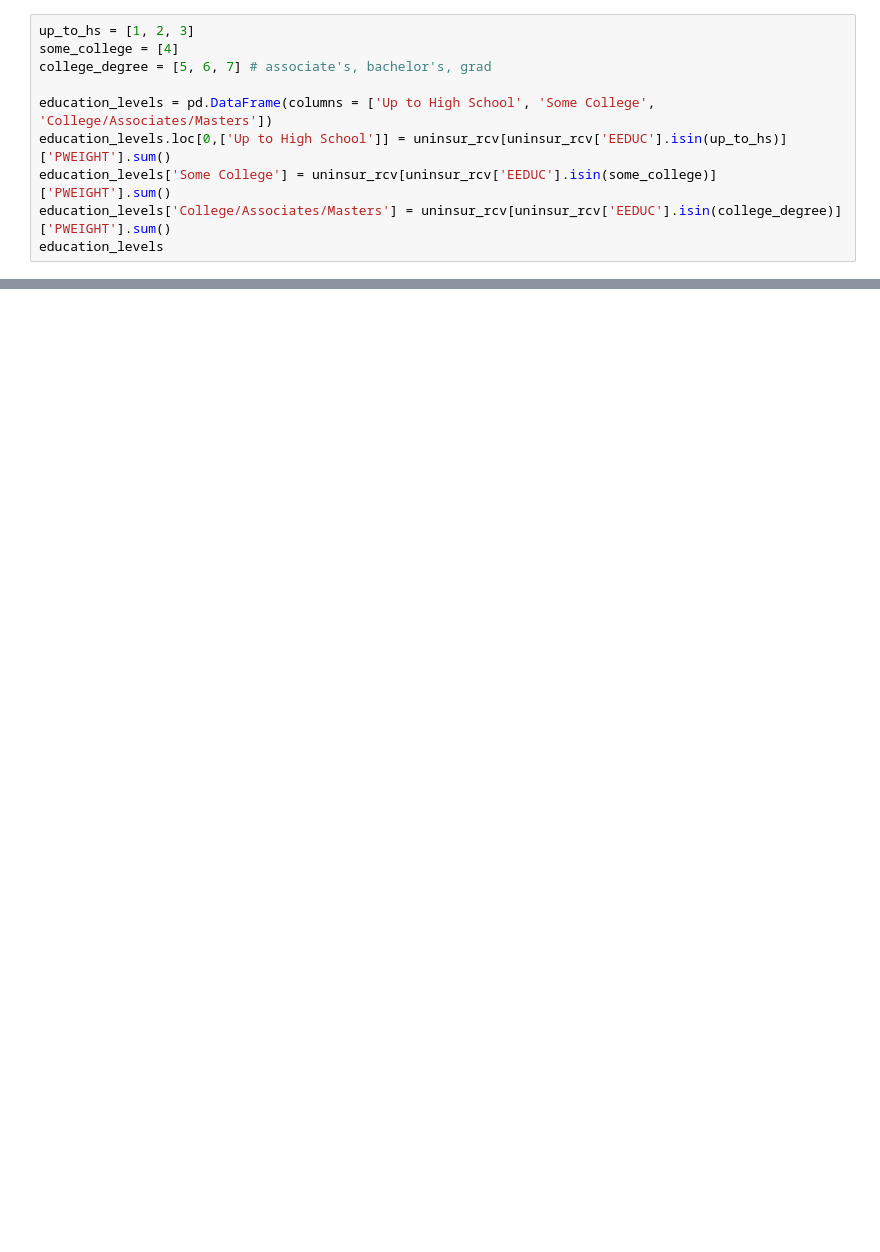
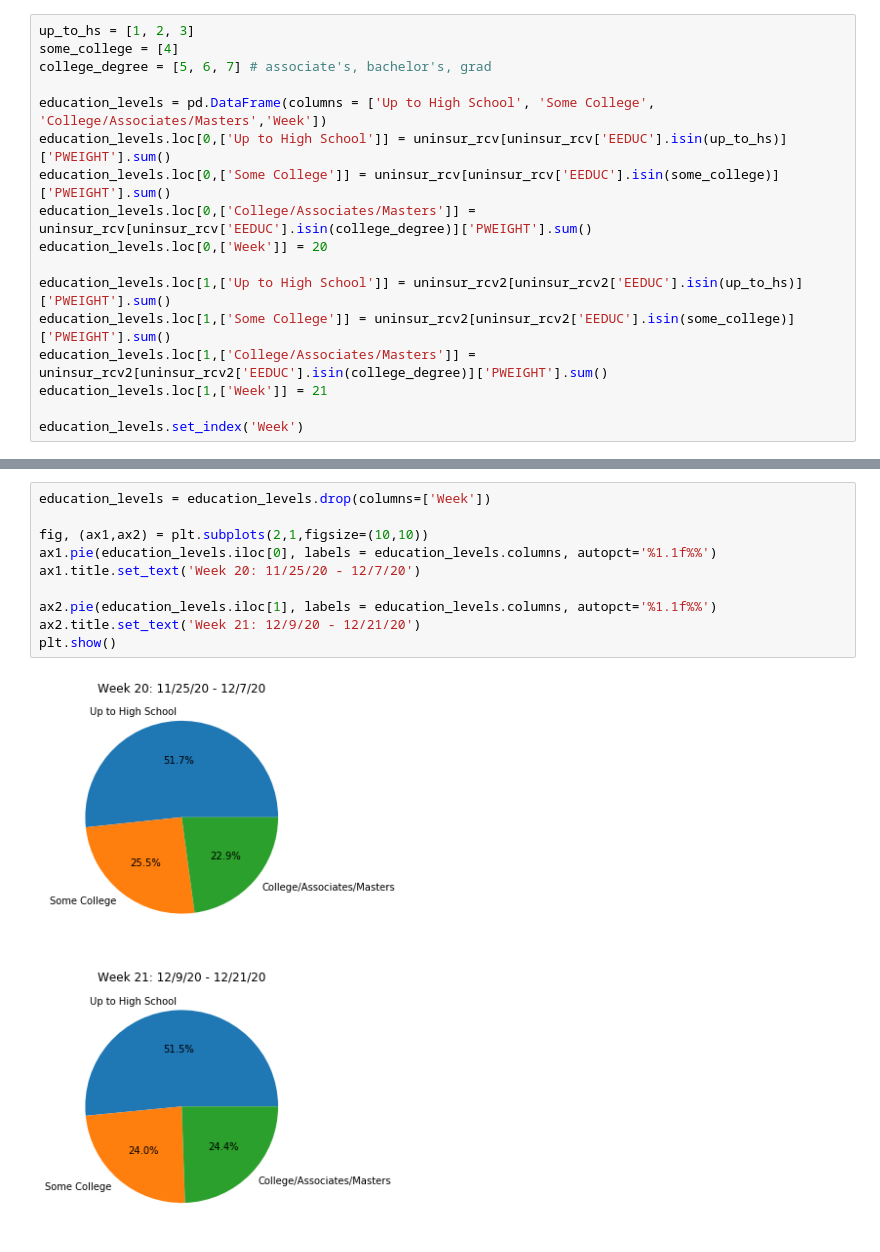
Before and after one commit to rebdorn/Covid_Impact, a Jupyter notebook: generate_estimates.ipynb, the cells around one changed output, grey strips where cells are left out. Drawn from its saved outputs; the diff is of its cells as text; blank space fills up the shorter version.

```diff
--- a/generate_estimates.ipynb
+++ b/generate_estimates.ipynb
@@ -31,8 +101,15 @@ up_to_hs = [1, 2, 3]
 some_college = [4]
 college_degree = [5, 6, 7] # associate's, bachelor's, grad
 
-education_levels = pd.DataFrame(columns = ['Up to High School', 'Some College', 'College/Associates/Masters'])
+education_levels = pd.DataFrame(columns = ['Up to High School', 'Some College', 'College/Associates/Masters','Week'])
 education_levels.loc[0,['Up to High School']] = uninsur_rcv[uninsur_rcv['EEDUC'].isin(up_to_hs)]['PWEIGHT'].sum()
-education_levels['Some College'] = uninsur_rcv[uninsur_rcv['EEDUC'].isin(some_college)]['PWEIGHT'].sum()
-education_levels['College/Associates/Masters'] = uninsur_rcv[uninsur_rcv['EEDUC'].isin(college_degree)]['PWEIGHT'].sum()
-education_levels
+education_levels.loc[0,['Some College']] = uninsur_rcv[uninsur_rcv['EEDUC'].isin(some_college)]['PWEIGHT'].sum()
+education_levels.loc[0,['College/Associates/Masters']] = uninsur_rcv[uninsur_rcv['EEDUC'].isin(college_degree)]['PWEIGHT'].sum()
+education_levels.loc[0,['Week']] = 20
+
+education_levels.loc[1,['Up to High School']] = uninsur_rcv2[uninsur_rcv2['EEDUC'].isin(up_to_hs)]['PWEIGHT'].sum()
+education_levels.loc[1,['Some College']] = uninsur_rcv2[uninsur_rcv2['EEDUC'].isin(some_college)]['PWEIGHT'].sum()
+education_levels.loc[1,['College/Associates/Masters']] = uninsur_rcv2[uninsur_rcv2['EEDUC'].isin(college_degree)]['PWEIGHT'].sum()
+education_levels.loc[1,['Week']] = 21
+
+education_levels.set_index('Week')
@@ -38,0 +121,12 @@ education_levels
+# %%
+education_levels = education_levels.drop(columns=['Week'])
+
+fig, (ax1,ax2) = plt.subplots(2,1,figsize=(10,10))
+ax1.pie(education_levels.iloc[0], labels = education_levels.columns, autopct='%1.1f%%')
+ax1.title.set_text('Week 20: 11/25/20 - 12/7/20')
+
+ax2.pie(education_levels.iloc[1], labels = education_levels.columns, autopct='%1.1f%%')
+ax2.title.set_text('Week 21: 12/9/20 - 12/21/20')
+plt.show()
+# %% [output]
+[figure, added]
```
Also changed, not shown: parts of 25 cells of this notebook.
